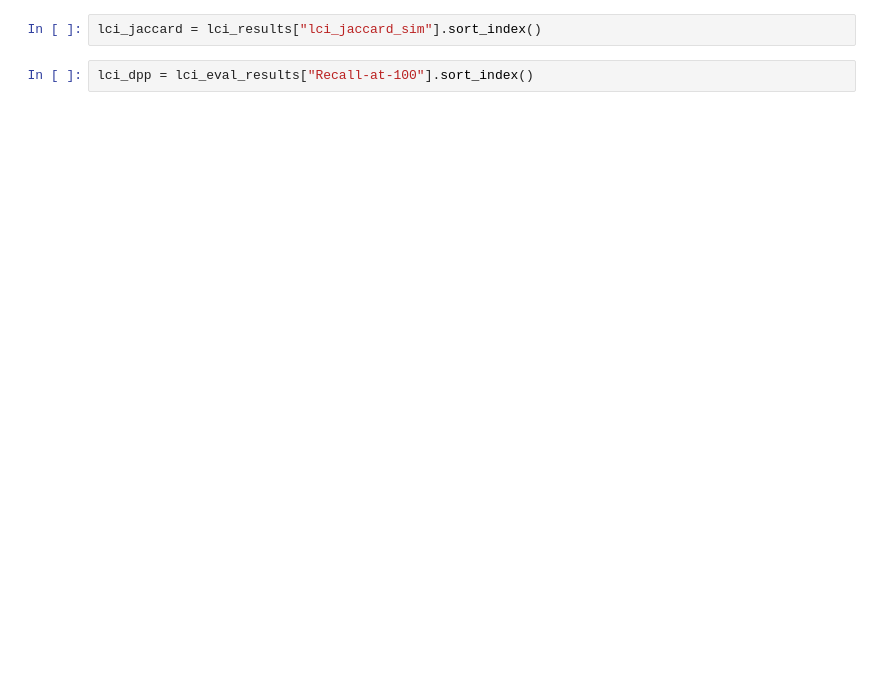
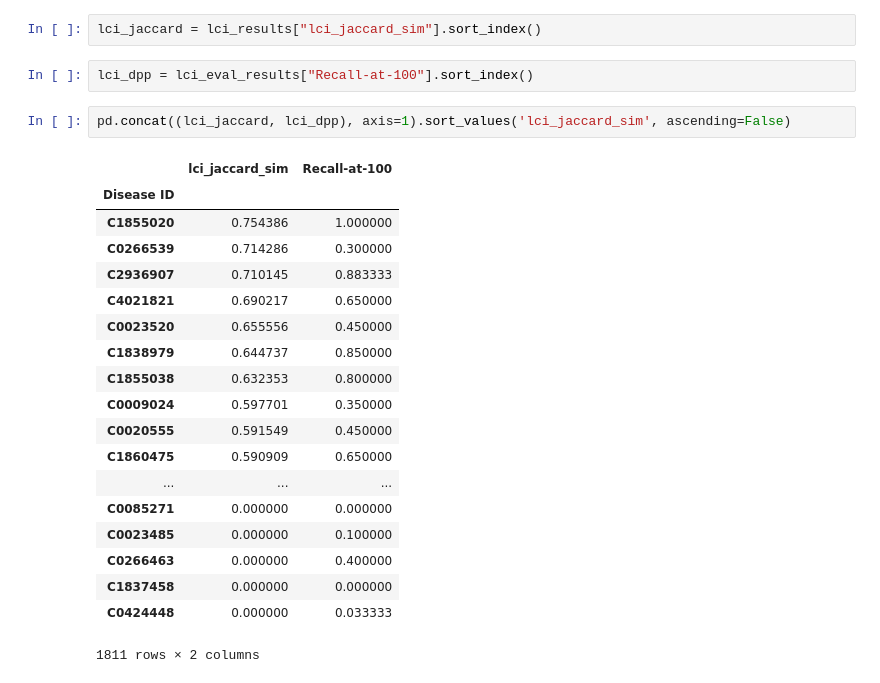
Before and after one commit to seyuboglu/milieu, a Jupyter notebook: notebooks/go_enrichment.ipynb, the cells around one changed output. Drawn from its saved outputs; the diff is of its cells as text; blank space fills up the shorter version.

```diff
--- a/notebooks/go_enrichment.ipynb
+++ b/notebooks/go_enrichment.ipynb
@@ -147,6 +188,28 @@ plt.legend()
 lci_jaccard = lci_results["lci_jaccard_sim"].sort_index()
 # %%
 lci_dpp = lci_eval_results["Recall-at-100"].sort_index()
+# %%
+pd.concat((lci_jaccard, lci_dpp), axis=1).sort_values('lci_jaccard_sim', ascending=False)
+# %% [output]
+|  | lci_jaccard_sim | Recall-at-100 |
+| Disease ID |  |  |
+| C1855020 | 0.754386 | 1.000000 |
+| C0266539 | 0.714286 | 0.300000 |
+| C2936907 | 0.710145 | 0.883333 |
+| C4021821 | 0.690217 | 0.650000 |
+| C0023520 | 0.655556 | 0.450000 |
+| C1838979 | 0.644737 | 0.850000 |
+| C1855038 | 0.632353 | 0.800000 |
+| C0009024 | 0.597701 | 0.350000 |
+| C0020555 | 0.591549 | 0.450000 |
+| C1860475 | 0.590909 | 0.650000 |
+| ... | ... | ... |
+| C0085271 | 0.000000 | 0.000000 |
+| C0023485 | 0.000000 | 0.100000 |
+| C0266463 | 0.000000 | 0.400000 |
+| C1837458 | 0.000000 | 0.000000 |
+| C0424448 | 0.000000 | 0.033333 |
+1811 rows × 2 columns
 # %%
 sns.lmplot(x='lci_jaccard_sim', y='Recall-at-100', data=pd.concat([lci_jaccard, lci_dpp], axis=1), scatter_kws={"s": 50, "alpha": 0.2})
 plt.xlabel("Jaccard similarity of enriched GO terms")
```
Also changed, not shown: parts of 13 cells of this notebook, 8 other files.
